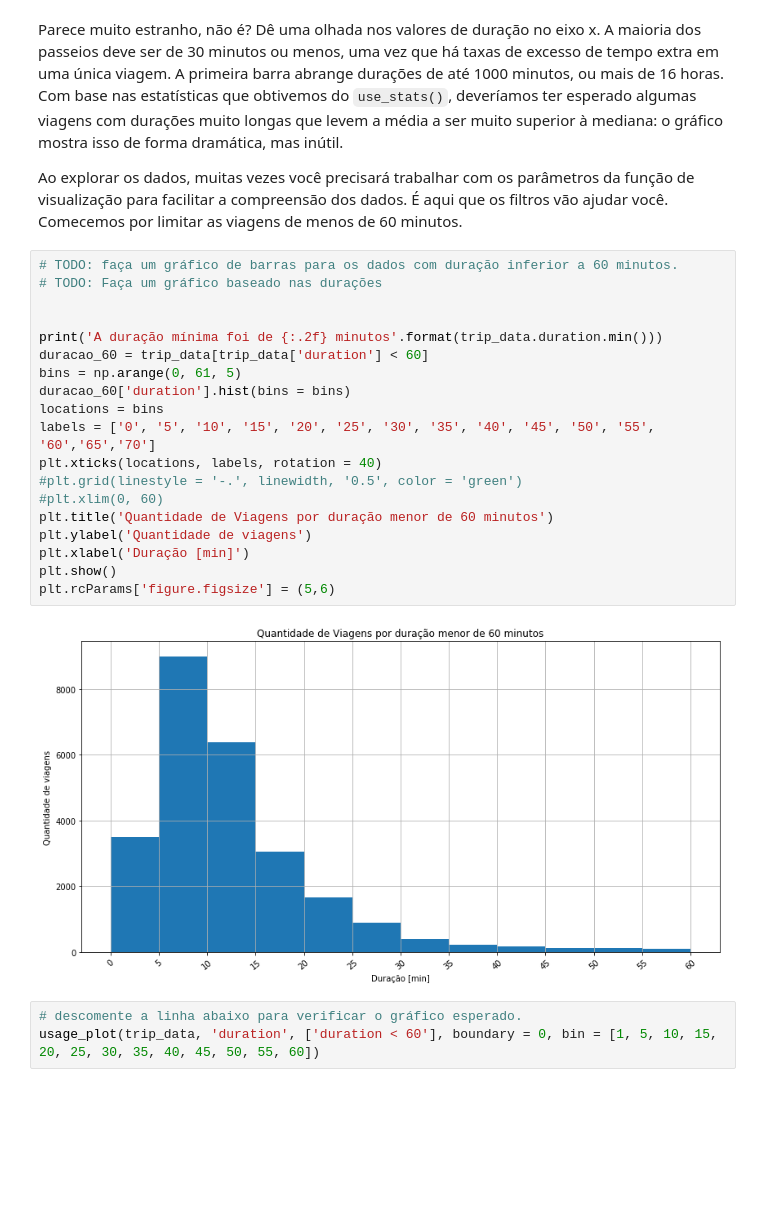
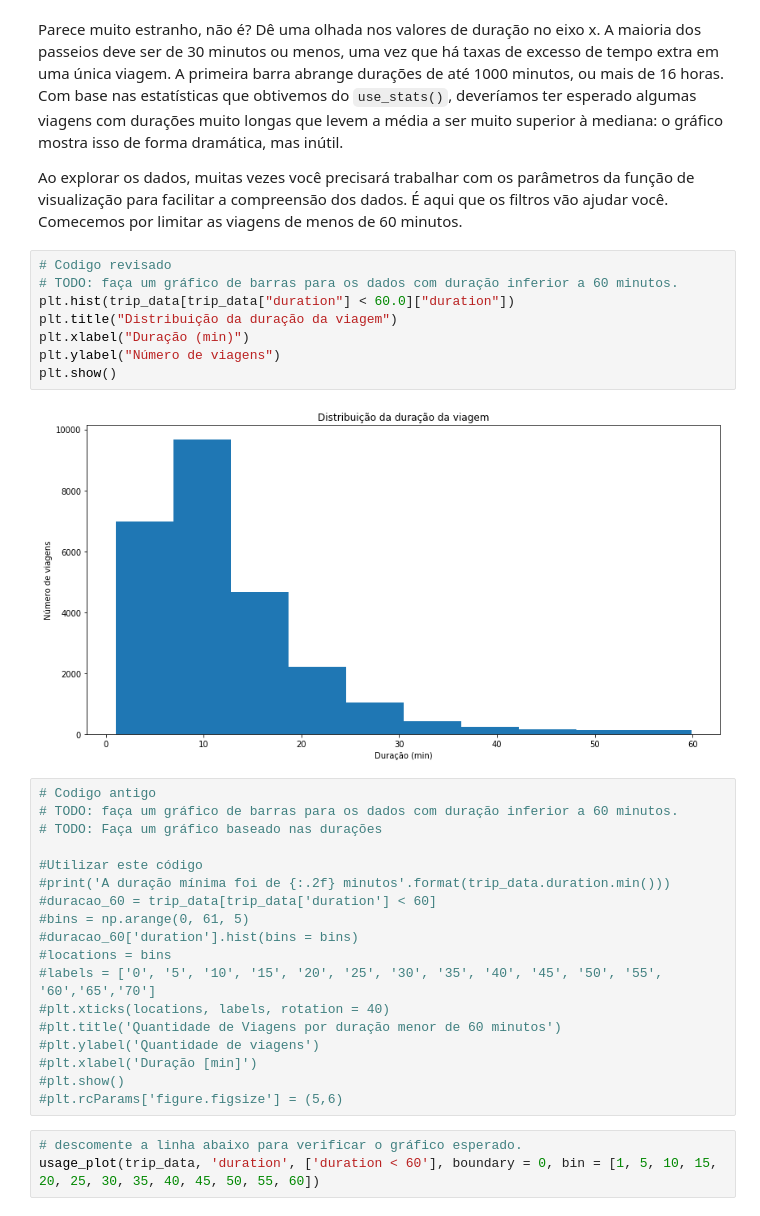
Before and after one commit to ThomazTommy/Fundamentos_Data_Science1, a Jupyter notebook: Analise_Bay_Area_Bike_Share-NDFDSI.ipynb, the cells around one changed output. Cells and saved outputs as stored; diff of their text form; blank space fills up the shorter version.

Commit message:
arquivo para revisor - Revisão 3 03/04/2018
Correções solicitadas pelo revisor concluídas

```diff
--- a/Analise_Bay_Area_Bike_Share-NDFDSI.ipynb
+++ b/Analise_Bay_Area_Bike_Share-NDFDSI.ipynb
@@ -346,27 +350,34 @@ usage_plot(trip_data, 'duration')
 Parece muito estranho, não é? Dê uma olhada nos valores de duração no eixo x. A maioria dos passeios deve ser de 30 minutos ou menos, uma vez que há taxas de excesso de tempo extra em uma única viagem. A primeira barra abrange durações de até 1000 minutos, ou mais de 16 horas. Com base nas estatísticas que obtivemos do `use_stats()`, deveríamos ter esperado algumas viagens com durações muito longas que levem a média a ser muito superior à mediana: o gráfico mostra isso de forma dramática, mas inútil.
 
 Ao explorar os dados, muitas vezes você precisará trabalhar com os parâmetros da função de visualização para facilitar a compreensão dos dados. É aqui que os filtros vão ajudar você. Comecemos por limitar as  viagens de menos de 60 minutos.
+# %%
+# Codigo revisado
+# TODO: faça um gráfico de barras para os dados com duração inferior a 60 minutos.
+plt.hist(trip_data[trip_data["duration"] < 60.0]["duration"])
+plt.title("Distribuição da duração da viagem")
+plt.xlabel("Duração (min)")
+plt.ylabel("Número de viagens")
+plt.show()
+# %% [output]
+[figure, added]
 # %%
+# Codigo antigo
 # TODO: faça um gráfico de barras para os dados com duração inferior a 60 minutos.
 # TODO: Faça um gráfico baseado nas durações
 
-
-print('A duração mínima foi de {:.2f} minutos'.format(trip_data.duration.min()))
-duracao_60 = trip_data[trip_data['duration'] < 60]
-bins = np.arange(0, 61, 5)
-duracao_60['duration'].hist(bins = bins)
-locations = bins
-labels = ['0', '5', '10', '15', '20', '25', '30', '35', '40', '45', '50', '55', '60','65','70']
-plt.xticks(locations, labels, rotation = 40)
-#plt.grid(linestyle = '-.', linewidth, '0.5', color = 'green')
-#plt.xlim(0, 60)
-plt.title('Quantidade de Viagens por duração menor de 60 minutos')
-plt.ylabel('Quantidade de viagens')
-plt.xlabel('Duração [min]')
-plt.show()
-plt.rcParams['figure.figsize'] = (5,6)
+#Utilizar este código
+#print('A duração mínima foi de {:.2f} minutos'.format(trip_data.duration.min()))
+#duracao_60 = trip_data[trip_data['duration'] < 60]
+#bins = np.arange(0, 61, 5)
+#duracao_60['duration'].hist(bins = bins)
+#locations = bins
+#labels = ['0', '5', '10', '15', '20', '25', '30', '35', '40', '45', '50', '55', '60','65','70']
+#plt.xticks(locations, labels, rotation = 40)
+#plt.title('Quantidade de Viagens por duração menor de 60 minutos')
+#plt.ylabel('Quantidade de viagens')
+#plt.xlabel('Duração [min]')
+#plt.show()
+#plt.rcParams['figure.figsize'] = (5,6)
-# %% [output]
-[figure, removed]
 # %%
 # descomente a linha abaixo para verificar o gráfico esperado.
 usage_plot(trip_data, 'duration', ['duration < 60'], boundary = 0, bin = [1, 5, 10, 15, 20, 25, 30, 35, 40, 45, 50, 55, 60])
```
Also changed, not shown: parts of 5 cells of this notebook.
